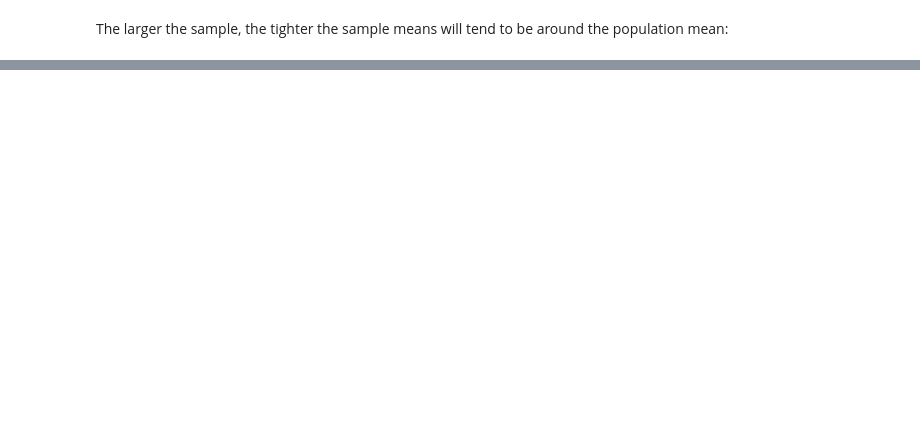
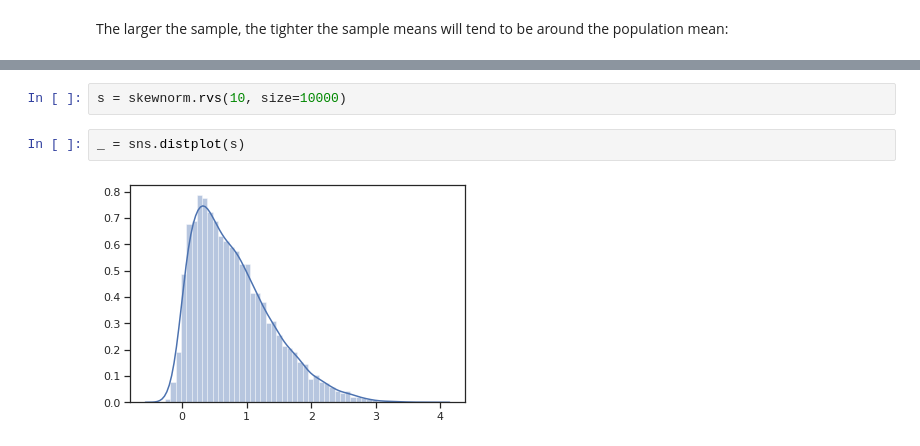
Before and after one commit to jonkrohn/ML-foundations, a Jupyter notebook: notebooks/5-probability.ipynb, the cells around one changed output, grey strips where cells are left out. Drawn from its saved outputs; the diff is of its cells as text; blank space fills up the shorter version.

```diff
--- a/notebooks/5-probability.ipynb
+++ b/notebooks/5-probability.ipynb
@@ -827,0 +840,6 @@ The larger the sample, the tighter the sample means will tend to be around the p
+# %%
+s = skewnorm.rvs(10, size=10000)
+# %%
+_ = sns.distplot(s)
+# %% [output]
+[figure, added]
```
Also changed, not shown: parts of 19 cells of this notebook.
